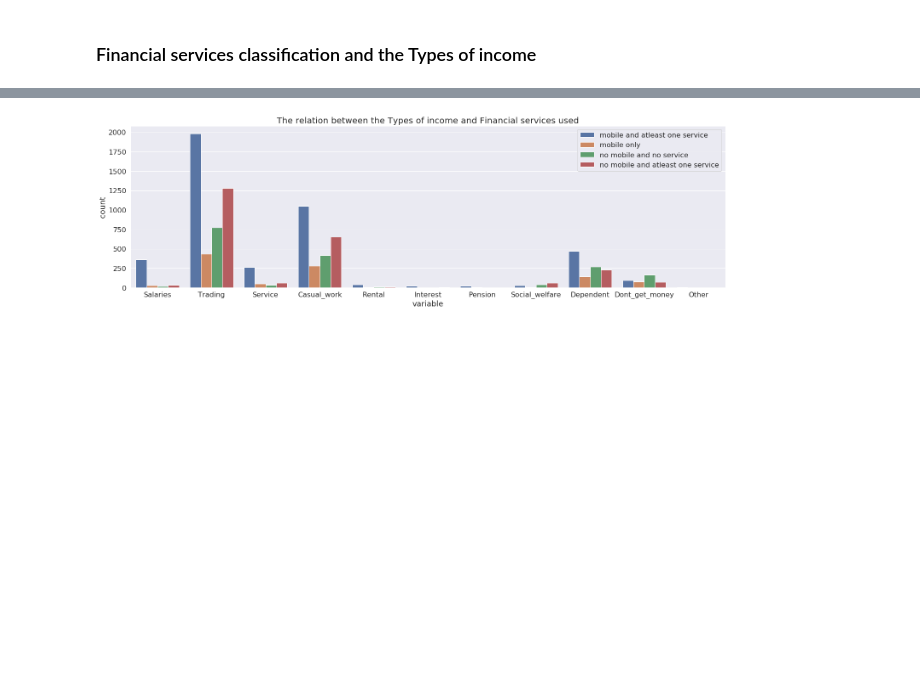
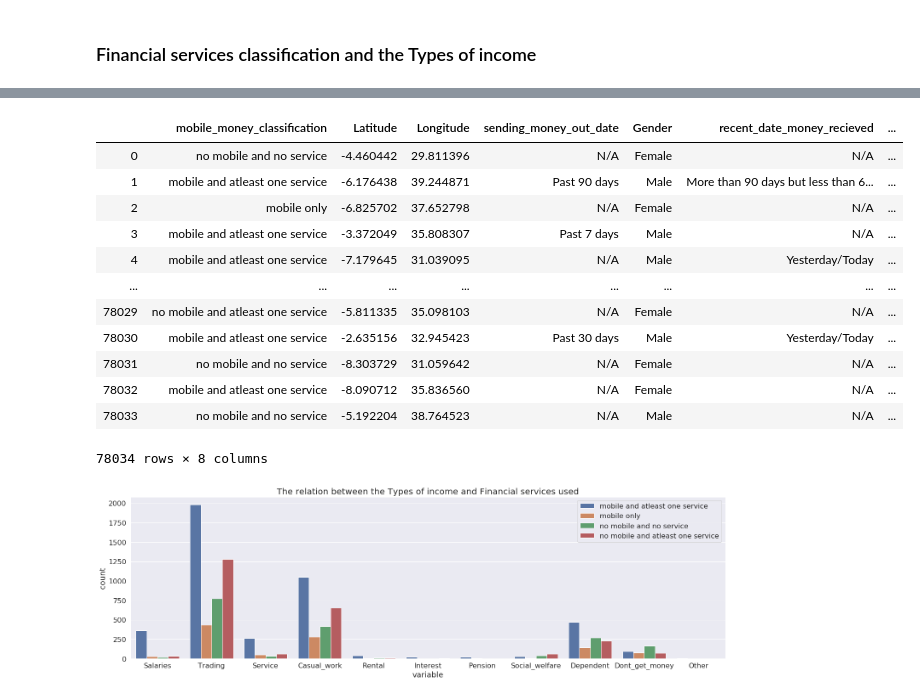
Before and after one commit to MphoKhotleng/Data-Visualization, a Jupyter notebook: Data_Viz_Fin_Services.ipynb, the cells around one changed output, grey strips where cells are left out. Cells and saved outputs as stored; diff of their text form; code cells hidden in the pictures; blank space fills up the shorter version.

```diff
--- a/Data_Viz_Fin_Services.ipynb
+++ b/Data_Viz_Fin_Services.ipynb
@@ -169,6 +243,22 @@ data_frame = tanz[['mobile_money_classification','Latitude','Longitude','sending
                                              'Pension','Social_welfare','Dependent','Dont_get_money','Other']].copy()
 data_frame_melt = data_frame.melt(id_vars=['mobile_money_classification','Latitude','Longitude','sending_money_out_date','Gender','recent_date_money_recieved'])
 counts=data_frame_melt[data_frame_melt.value==1]
+# %%
+data_frame_melt
+# %% [output]
+|  | mobile_money_classification | Latitude | Longitude | sending_money_out_date | Gender | recent_date_money_recieved | ... |
+| 0 | no mobile and no service | -4.460442 | 29.811396 | N/A | Female | N/A | ... |
+| 1 | mobile and atleast one service | -6.176438 | 39.244871 | Past 90 days | Male | More than 90 days but less than 6... | ... |
+| 2 | mobile only | -6.825702 | 37.652798 | N/A | Female | N/A | ... |
+| 3 | mobile and atleast one service | -3.372049 | 35.808307 | Past 7 days | Male | N/A | ... |
+| 4 | mobile and atleast one service | -7.179645 | 31.039095 | N/A | Male | Yesterday/Today | ... |
+| ... | ... | ... | ... | ... | ... | ... | ... |
+| 78029 | no mobile and atleast one service | -5.811335 | 35.098103 | N/A | Female | N/A | ... |
+| 78030 | mobile and atleast one service | -2.635156 | 32.945423 | Past 30 days | Male | Yesterday/Today | ... |
+| 78031 | no mobile and no service | -8.303729 | 31.059642 | N/A | Female | N/A | ... |
+| 78032 | mobile and atleast one service | -8.090712 | 35.836560 | N/A | Female | N/A | ... |
+| 78033 | no mobile and no service | -5.192204 | 38.764523 | N/A | Male | N/A | ... |
+78034 rows × 8 columns
 # %%
 plt.figure(figsize=(25,7))
 fontdict={'fontsize':20}
```
Also changed, not shown: parts of 14 cells of this notebook.
